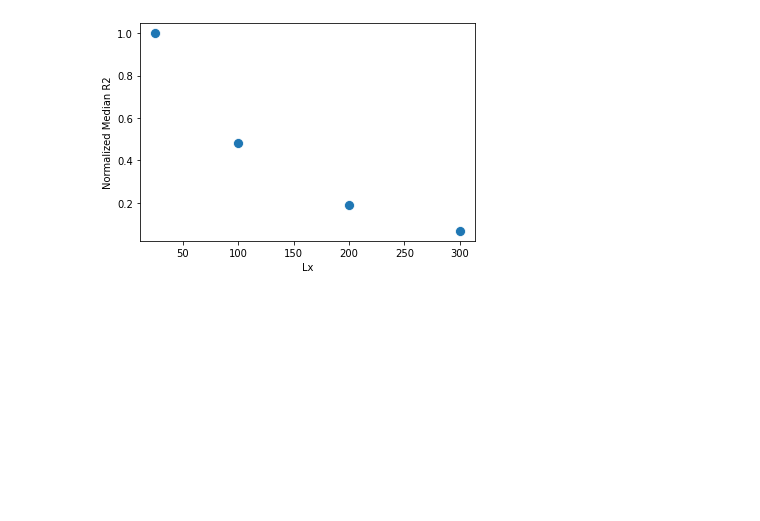
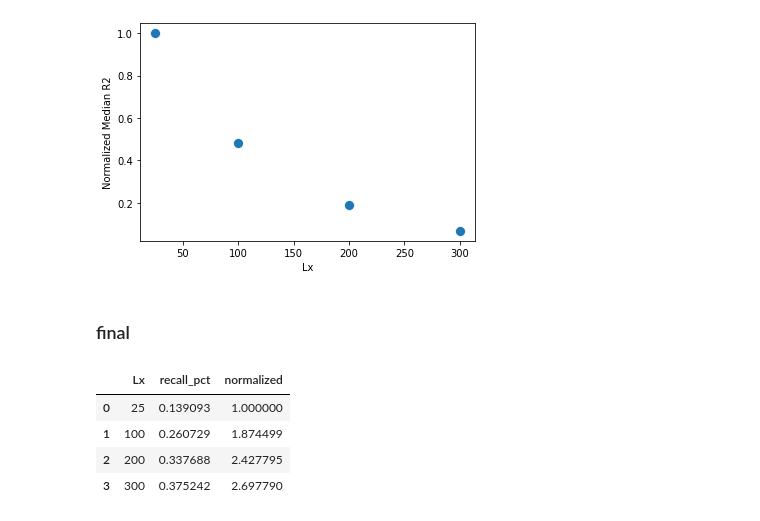
Before and after one commit to pritchardlabatpsu/cga_app, a Jupyter notebook: notebooks/05e-Lx_saturation.ipynb, the cells around one changed output. Drawn from its saved outputs; the diff is of its cells as text; code cells hidden in the pictures; blank space fills up the shorter version.

```diff
--- a/notebooks/05e-Lx_saturation.ipynb
+++ b/notebooks/05e-Lx_saturation.ipynb
@@ -160,3 +160,5 @@ ax.set(xlabel='Lx', ylabel='Normalized Median R2')
 # %% [output]
 [Text(0.5, 0, 'Lx'), Text(0, 0.5, 'Normalized Median R2')]
 [figure]
+# %% [markdown]
+### final
@@ -162,0 +194,10 @@ ax.set(xlabel='Lx', ylabel='Normalized Median R2')
+# %%
+df_stats = getLxStats('top10feat')
+df_stats['normalized'] =  df_stats.recall_pct / df_stats.recall_pct[0]
+df_stats
+# %% [output]
+|  | Lx | recall_pct | normalized |
+| 0 | 25 | 0.139093 | 1.000000 |
+| 1 | 100 | 0.260729 | 1.874499 |
+| 2 | 200 | 0.337688 | 2.427795 |
+| 3 | 300 | 0.375242 | 2.697790 |
```
Also changed, not shown: parts of 6 cells of this notebook, 5 other files.
